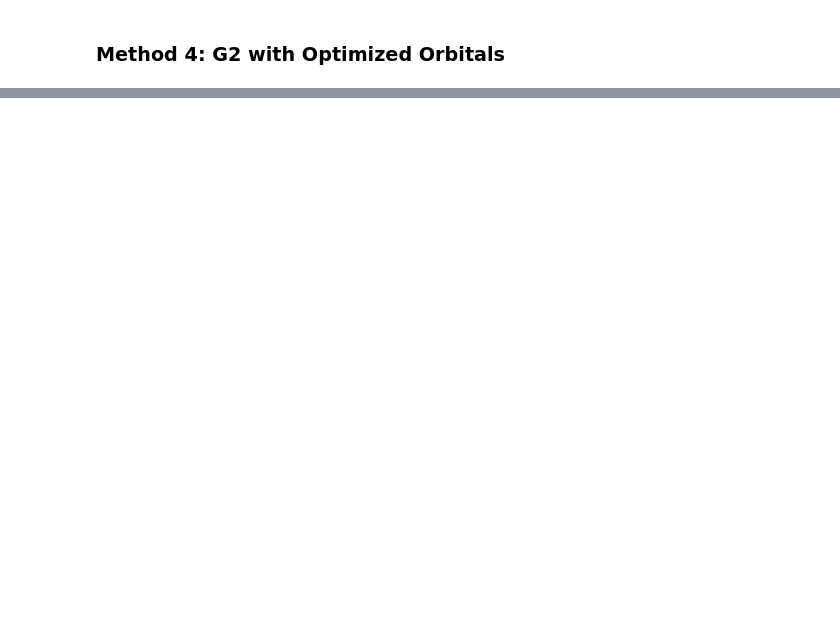
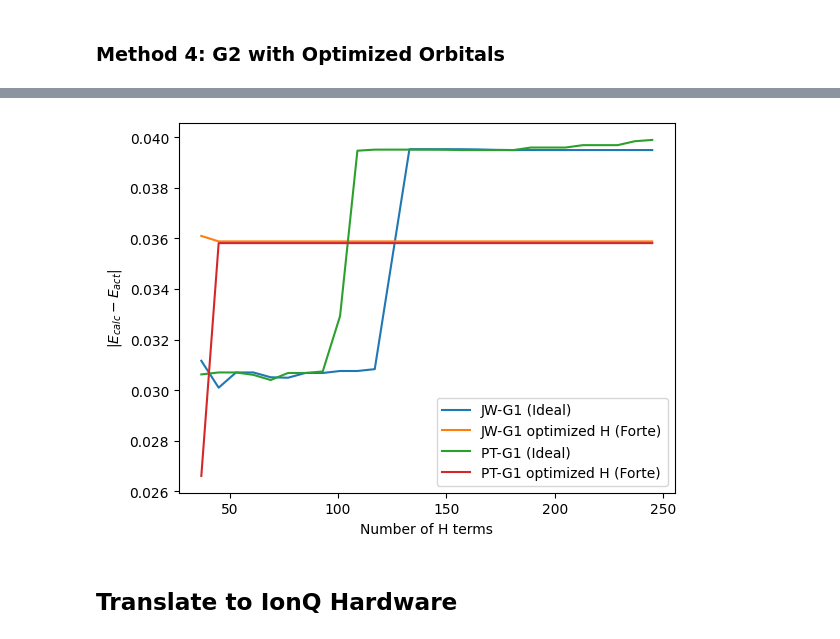
Before and after one commit to ljeanette15/chemical-graph, a Jupyter notebook: simulation/h4/simulate_ground_state_circuits.ipynb, the cells around one changed output, grey strips where cells are left out. Drawn from its saved outputs; the diff is of its cells as text; code cells hidden in the pictures; blank space fills up the shorter version.

```diff
--- a/simulation/h4/simulate_ground_state_circuits.ipynb
+++ b/simulation/h4/simulate_ground_state_circuits.ipynb
@@ -486,0 +875,23 @@ print(get_energy_from_expectation_values(H_PT_G1_optimized_orbitals_dict, evs_PT
+# %%
+start = 4
+
+plt.plot(terms[start:], energy_diffs_JW_G1[start:], label="JW-G1 (Ideal)")
+# plt.plot(terms, energy_diffs_JW_G1_forte, label="JW-G1 (Forte)")
+plt.plot(terms[start:], energy_diffs_JW_G1_opt_forte[start:], label="JW-G1 optimized H (Forte)")
+# plt.plot(terms, energy_diffs_JW_G2_forte, label="JW-G2 (Forte)")
+
+plt.plot(terms[start:], energy_diffs_PT_G1[start:], label="PT-G1 (Ideal)")
+# plt.plot(terms, energy_diffs_PT_G1_forte, label="PT-G1 (Forte)")
+plt.plot(terms[start:], energy_diffs_PT_G1_opt_forte[start:], label="PT-G1 optimized H (Forte)")
+# plt.plot(terms, energy_diffs_PT_G2_forte, label="PT-G2 (Forte)")
+
+plt.ylabel(r"|$E_{calc} - E_{act}$|")
+plt.xlabel(r"Number of H terms")
+
+plt.legend()
+
+plt.show()
+# %% [output]
+[figure, added]
+# %% [markdown]
+## Translate to IonQ Hardware
```
Also changed, not shown: parts of 47 cells of this notebook, 31 other files.
